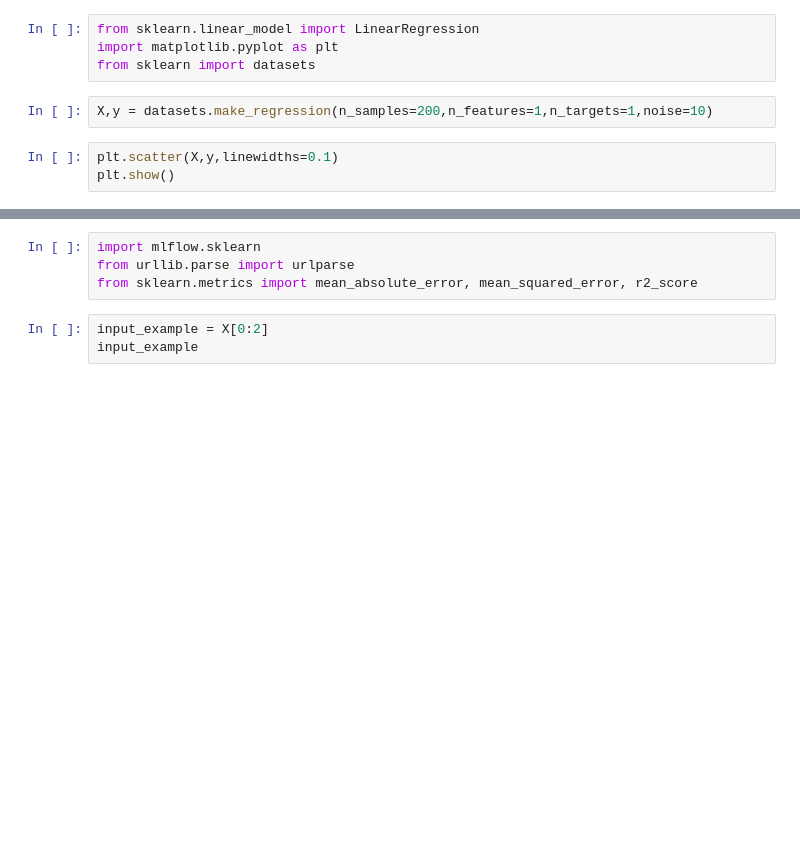
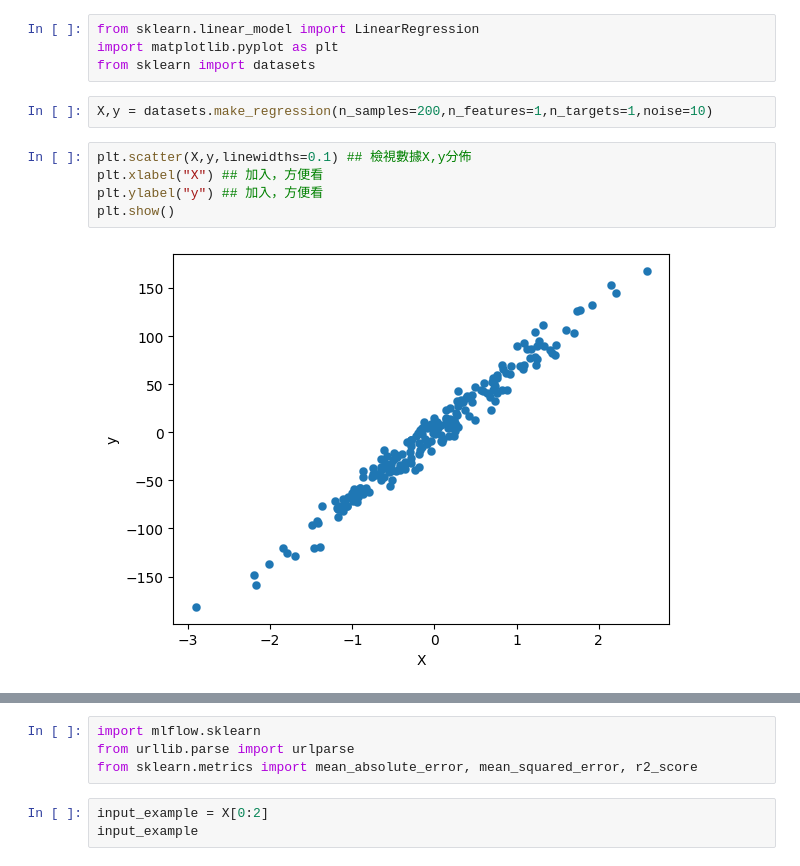
Before and after one commit to henrykohl/practicstools, a Jupyter notebook: regressionmlflow.ipynb, the cells around one changed output, grey strips where cells are left out. Cells and saved outputs as stored; diff of their text form; blank space fills up the shorter version.

```diff
--- a/regressionmlflow.ipynb
+++ b/regressionmlflow.ipynb
@@ -5,7 +5,11 @@ from sklearn import datasets
 # %%
 X,y = datasets.make_regression(n_samples=200,n_features=1,n_targets=1,noise=10)
 # %%
-plt.scatter(X,y,linewidths=0.1)
+plt.scatter(X,y,linewidths=0.1) ## 檢視數據X,y分佈
+plt.xlabel("X") ## 加入，方便看
+plt.ylabel("y") ## 加入，方便看
 plt.show()
+# %% [output]
+[figure, added]
 # %%
 X.shape, X[:200,:].shape ## they are equal
```
Also changed, not shown: parts of 14 cells of this notebook.
